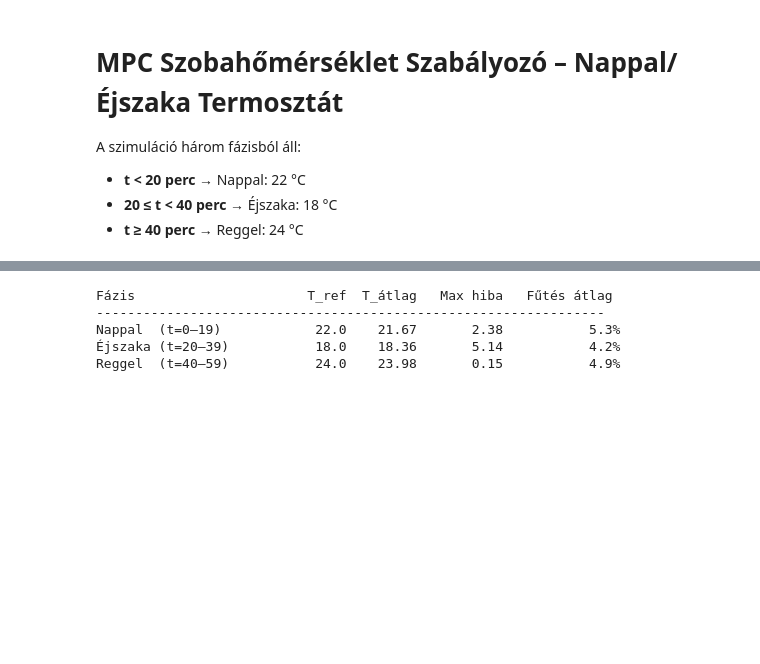
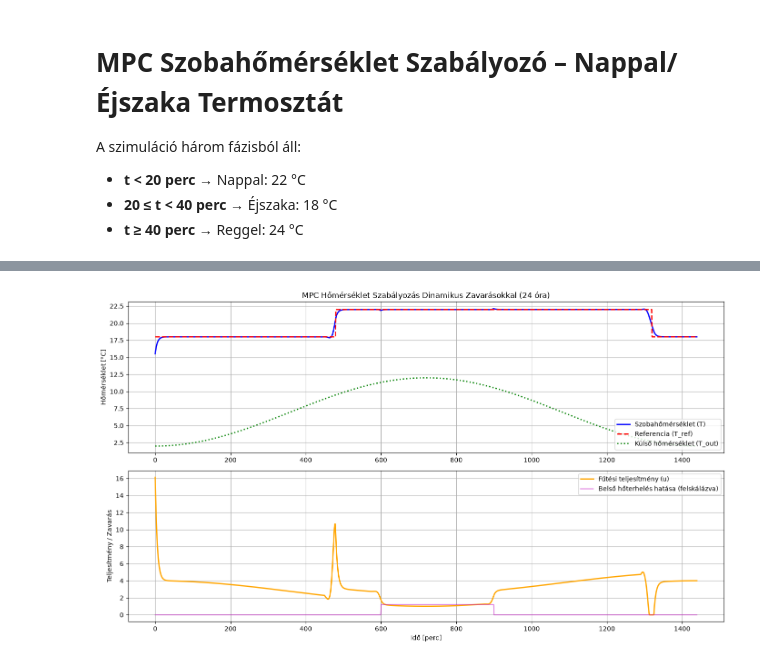
Before and after one commit to GasparTamas07/MPC_Temperature_control, a Jupyter notebook: temperature_controller_daynight.ipynb, the cells around one changed output, grey strips where cells are left out. Saved outputs shown, nothing was run; the diff lists cells and outputs as text; code cells hidden in the pictures; blank space fills up the shorter version.

```diff
--- a/temperature_controller_daynight.ipynb
+++ b/temperature_controller_daynight.ipynb
@@ -35,0 +12,10 @@ def get_reference(t):
+# %%
+# ── 1. Szimulációs paraméterek ───────────────────────────────────────────────
+dt = 1.0
+simulation_steps = 1440
+N = 30                  # 30 perc előretekintés tökéletes lesz
+# %%
+# ── 2. Termikus modell paraméterei (LASSÚ, REALISZTIKUS RENDSZER) ────────────
+a = 0.01               # Kiváló hőszigetelés (lassan hűl ki)
+b = 0.04               # Reális fűtés: u=100 esetén max 0.2 °C emelkedés percenként
+T0 = 15.0               # kezdeti hőmérséklet
@@ -36 +34,10 @@ def get_reference(t):
+# %%
+# ── 4. Referencia ütemterv (Nappal/Éjszaka) ──────────────────────────────────
+def get_reference(t):
+    """Visszaadja az aktuális célhőmérsékletet az időlépés alapján."""
+    day_time = t % 1440
+    if 480 <= day_time < 1320:  # 08:00-tól 22:00-ig
+        return 22.0             # Nappal: 22 °C
+    else:
+        return 18.0             # Éjszaka: 18 °C
 # %%
@@ -163,24 +128,28 @@ Grafikon mentve.
-# %%
-# ── Összefoglaló statisztikák fázisonként ────────────────────────────────────
-phases = [
-    ("Nappal  (t=0–19)",  0,  20, 22.0),
-    ("Éjszaka (t=20–39)", 20, 40, 18.0),
-    ("Reggel  (t=40–59)", 40, 60, 24.0),
-]
-
-print(f"{'Fázis':<25} {'T_ref':>6} {'T_átlag':>8} {'Max hiba':>10} {'Fűtés átlag':>13}")
-print("-" * 65)
-
-for name, t_start, t_end, ref in phases:
-    T_slice = temperature_history[t_start:t_end]
-    u_slice = control_history[t_start:t_end]
-    mean_T  = np.mean(T_slice)
-    max_err = np.max(np.abs(np.array(T_slice) - ref))
-    mean_u  = np.mean(u_slice)
-    print(f"{name:<25} {ref:>6.1f} {mean_T:>8.2f} {max_err:>10.2f} {mean_u:>13.1f}%")
-# %% [output]
-Fázis                      T_ref  T_átlag   Max hiba   Fűtés átlag
------------------------------------------------------------------
-Nappal  (t=0–19)            22.0    21.67       2.38           5.3%
-Éjszaka (t=20–39)           18.0    18.36       5.14           4.2%
-Reggel  (t=40–59)           24.0    23.98       0.15           4.9%
+# %%
+# ── 7. Eredmények Vizualizációja ─────────────────────────────────────────────
+plt.figure(figsize=(14, 8))
+
+# Első grafikon: Hőmérsékletek alakulása
+plt.subplot(2, 1, 1)
+plt.plot(time_history, temperature_history, label='Szobahőmérséklet (T)', color='blue', linewidth=2)
+plt.plot(time_history, reference_history, 'r--', label='Referencia (T_ref)', linewidth=2)
+plt.plot(time_history, T_out_profile[:simulation_steps], 'g:', label='Külső hőmérséklet (T_out)', linewidth=2)
+plt.title('MPC Hőmérséklet Szabályozás Dinamikus Zavarásokkal (24 óra)')
+plt.ylabel('Hőmérséklet [°C]')
+plt.grid(True)
+plt.legend(loc='lower right')
+
+# Második grafikon: Fűtési teljesítmény és belső hőterhelés
+plt.subplot(2, 1, 2)
+plt.plot(time_history, control_history, label='Fűtési teljesítmény (u)', color='orange', linewidth=2)
+# A hőterhelést felskálázzuk a vizuális ábrázolhatóság kedvéért
+plt.plot(time_history, Q_dist_profile[:simulation_steps] * 20, 'm-', alpha=0.5, label='Belső hőterhelés hatása (felskálázva)')
+plt.xlabel('Idő [perc]')
+plt.ylabel('Teljesítmény / Zavarás')
+plt.grid(True)
+plt.legend(loc='upper right')
+
+plt.tight_layout()
+plt.show()
+# %% [output]
+[figure, added]
```
Also changed, not shown: parts of 6 cells of this notebook, 5 other files.
